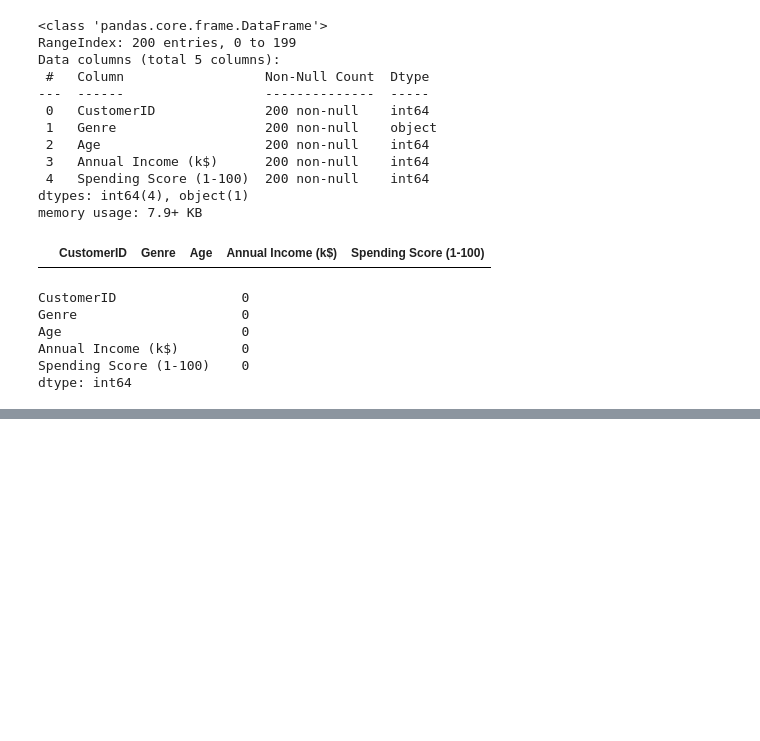
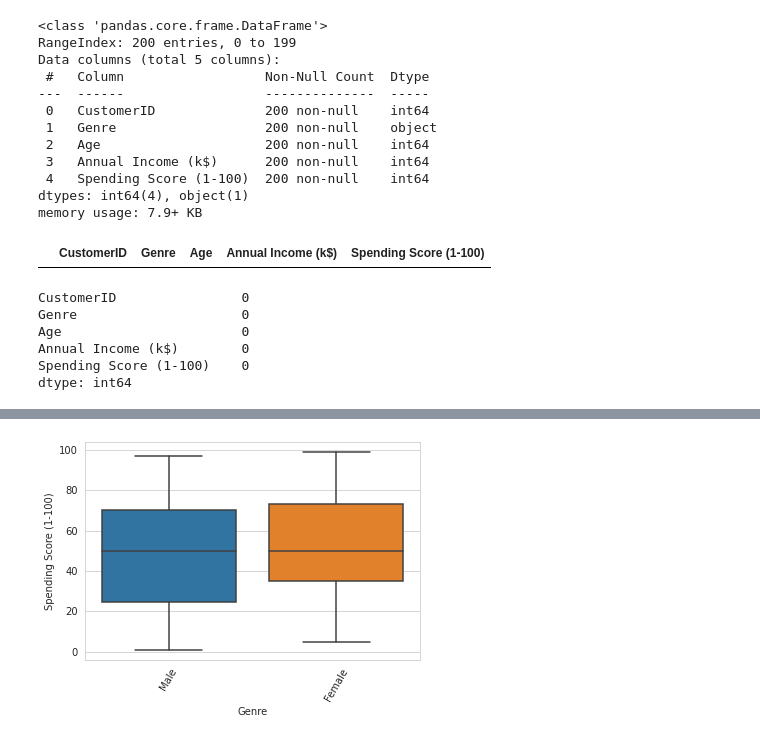
Before and after one commit to mopferman/Project2, a Jupyter notebook: Mall_Data_Project_2.ipynb, the cells around one changed output, grey strips where cells are left out. Saved outputs shown, nothing was run; the diff lists cells and outputs as text; code cells hidden in the pictures; blank space fills up the shorter version.

```diff
--- a/Mall_Data_Project_2.ipynb
+++ b/Mall_Data_Project_2.ipynb
@@ -58,0 +77,7 @@ dtype: int64
+# %%
+sns.set_style("whitegrid")
+
+sns.boxplot(x = 'Genre', y = 'Spending Score (1-100)', data = df)
+plt.xticks(rotation=60);
+# %% [output]
+[figure, added]
```
Also changed, not shown: parts of 4 cells of this notebook.
